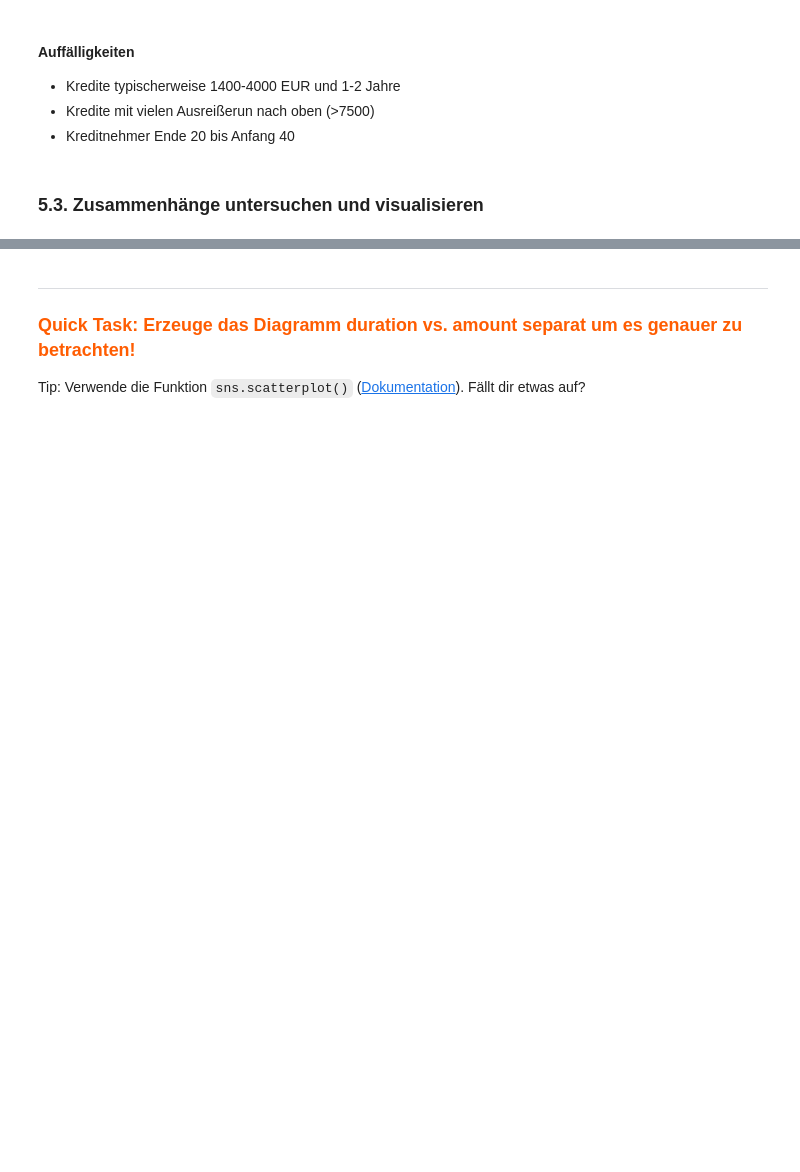
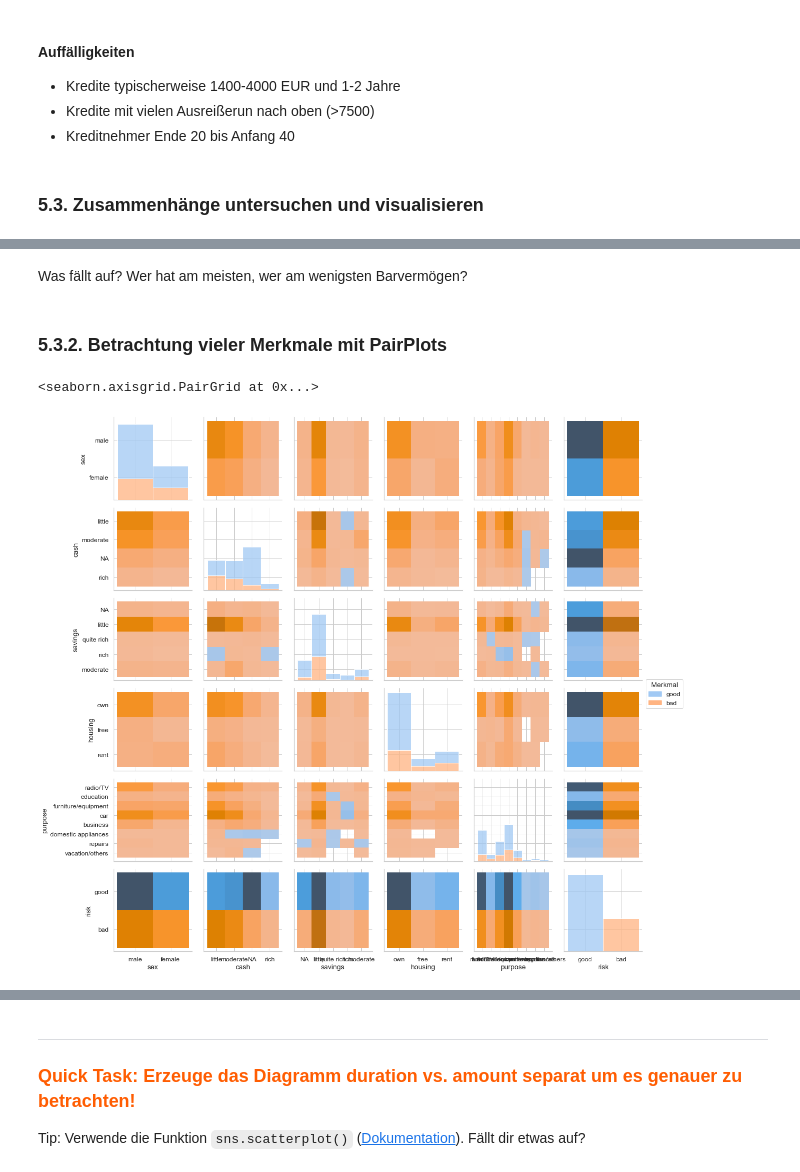
Before and after one commit to mesa-ai/smi-datenanalyse-ba, a Jupyter notebook: 03 - Data Exploration.ipynb, the cells around one changed output, grey strips where cells are left out. Cells and saved outputs as stored; diff of their text form; code cells hidden in the pictures; blank space fills up the shorter version.

```diff
--- a/03 - Data Exploration.ipynb
+++ b/03 - Data Exploration.ipynb
@@ -417,0 +685,14 @@ plt.show()
+# %% [markdown]
+Was fällt auf? Wer hat am meisten, wer am wenigsten Barvermögen?
+# %% [markdown]
+### 5.3.2. Betrachtung vieler Merkmale mit PairPlots
+# %%
+# Um die ganze Breite nominal/kardinaler Merkmale zu erschlagen, kann das Seaborn PairGrid helfen:
+
+g = sns.PairGrid(df, vars=["sex", "cash", "savings", "housing", "purpose", "risk"], hue="risk")
+g.map_diag(sns.histplot, multiple="stack")  # Diagrammtyp auf der Diagonalen der Pair-Matrix
+g.map_offdiag(sns.histplot)       # Diagrammtyp für Matrixfelder außerhalb der Diagonalen
+g.add_legend(title='Merkmal', frameon=True)
+# %% [output]
+<seaborn.axisgrid.PairGrid at 0x...>
+[figure, added]
```
Also changed, not shown: parts of 45 cells of this notebook, 1 other file.
